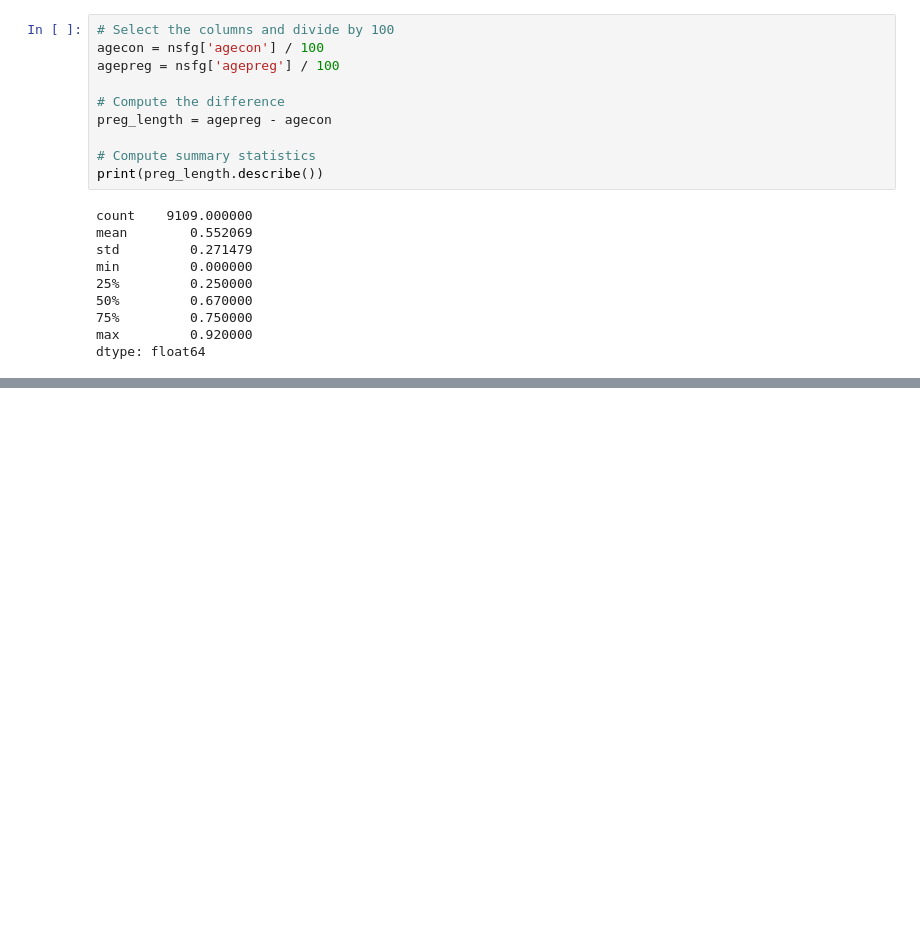
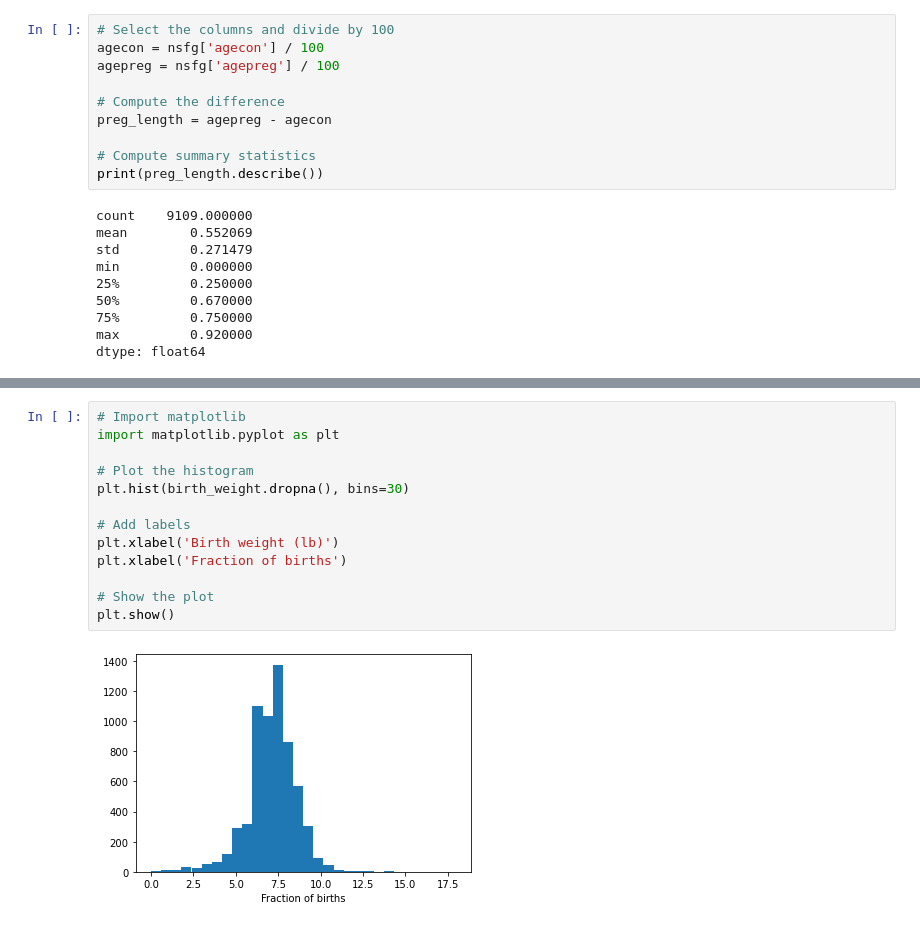
Before and after one commit to SketchQ/DataCamp_DataScience_Track, a Jupyter notebook: 16_Exploratory Data Analysis in Python/Chapter_1_Read_Clean_and_Validate.ipynb, the cells around one changed output, grey strips where cells are left out. Drawn from its saved outputs; the diff is of its cells as text; blank space fills up the shorter version.

```diff
--- a/16_Exploratory Data Analysis in Python/Chapter_1_Read_Clean_and_Validate.ipynb
+++ b/16_Exploratory Data Analysis in Python/Chapter_1_Read_Clean_and_Validate.ipynb
@@ -246,0 +265,15 @@ dtype: float64
+# %%
+# Import matplotlib
+import matplotlib.pyplot as plt
+
+# Plot the histogram
+plt.hist(birth_weight.dropna(), bins=30)
+
+# Add labels
+plt.xlabel('Birth weight (lb)')
+plt.xlabel('Fraction of births')
+
+# Show the plot
+plt.show()
+# %% [output]
+[figure, added]
```
Also changed, not shown: parts of 13 cells of this notebook.
